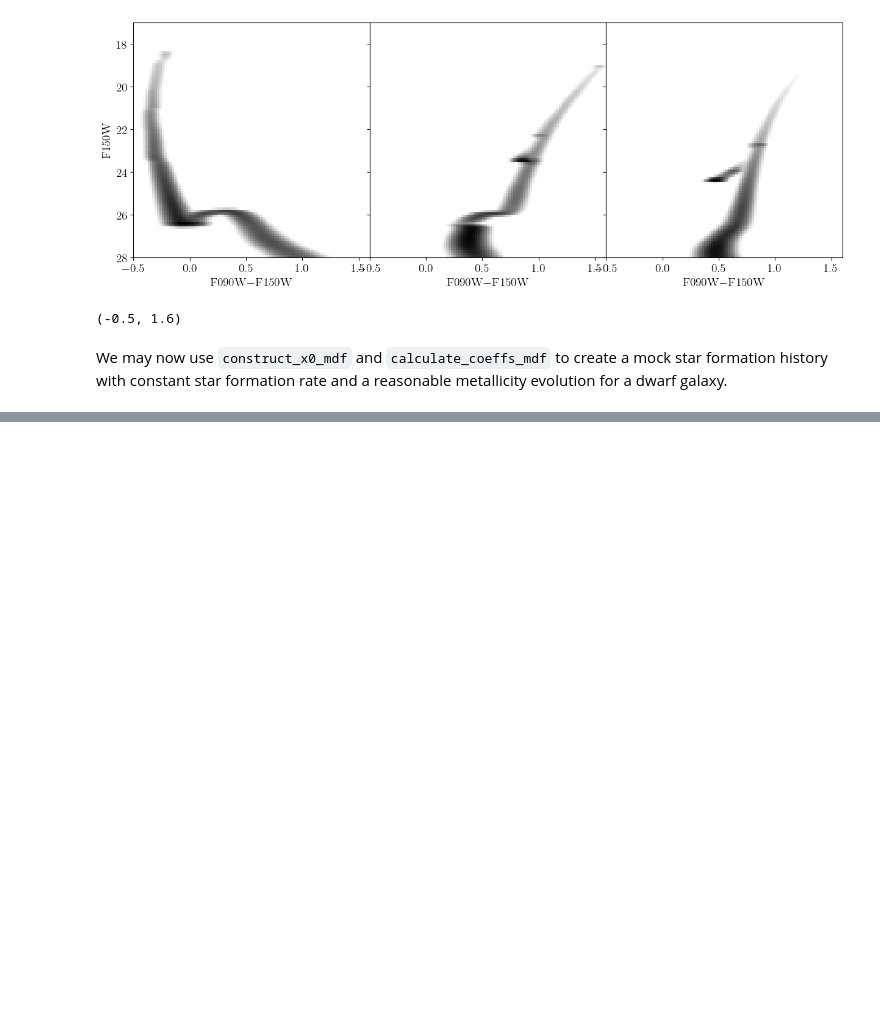
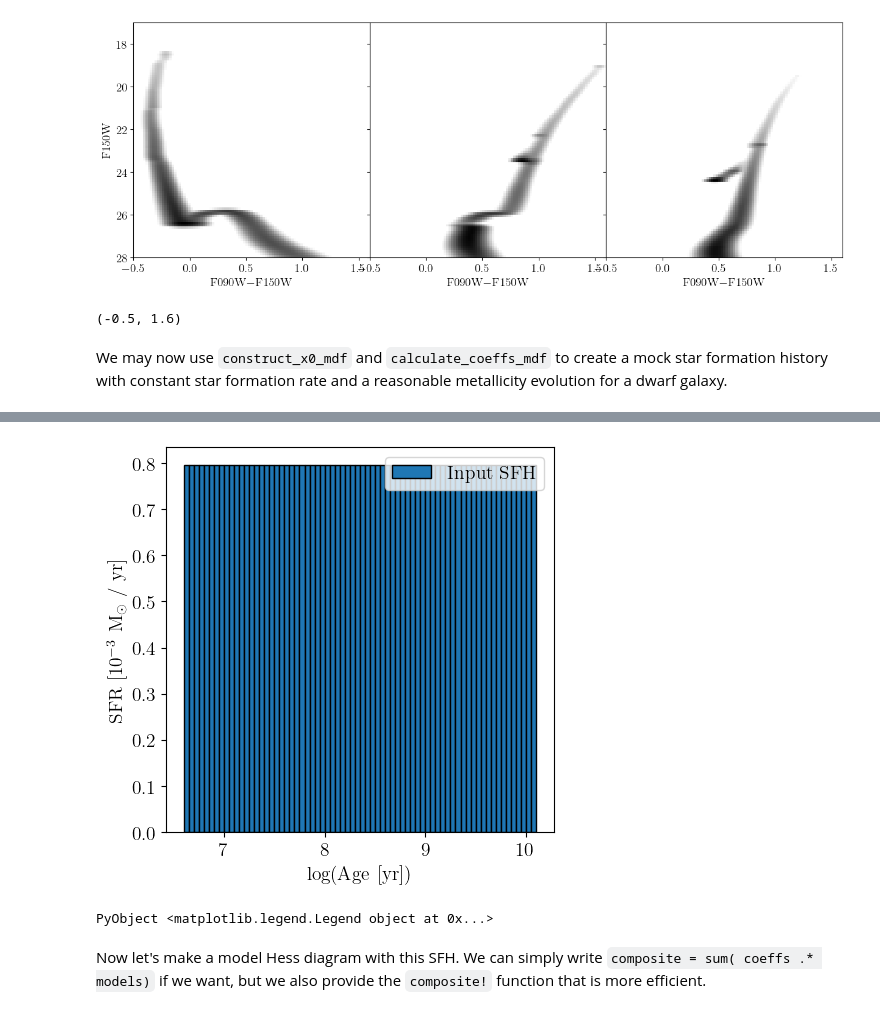
Before and after one commit to cgarling/StarFormationHistories.jl, a Jupyter notebook: examples/fitting1.ipynb, the cells around one changed output, grey strips where cells are left out. Cells and saved outputs as stored; diff of their text form; code cells hidden in the pictures; blank space fills up the shorter version.

```diff
--- a/examples/fitting1.ipynb
+++ b/examples/fitting1.ipynb
@@ -208,0 +285,12 @@ import StarFormationHistories: construct_x0_mdf, calculate_coeffs_mdf
+# %%
+fig,ax1 = plt.subplots()
+ax1.bar(unique_template_logAge[begin:end-1], sfr_arr[begin:end-1] .* 1e3; width=diff(unique_template_logAge), align="edge", label="Input SFH")
+ax1.set_xlabel("log(Age [yr])")
+ax1.set_ylabel(L"SFR [$10^{-3}$ M$_\odot$ / yr]")
+ax1.set_ylim([0.0, ax1.get_ylim()[2]])
+ax1.legend()
+# %% [output]
+[figure, added]
+PyObject <matplotlib.legend.Legend object at 0x...>
+# %% [markdown]
+Now let's make a model Hess diagram with this SFH. We can simply write `composite = sum( coeffs .* models)` if we want, but we also provide the `composite!` function that is more efficient.
```
Also changed, not shown: parts of 16 cells of this notebook, 1 other file.
